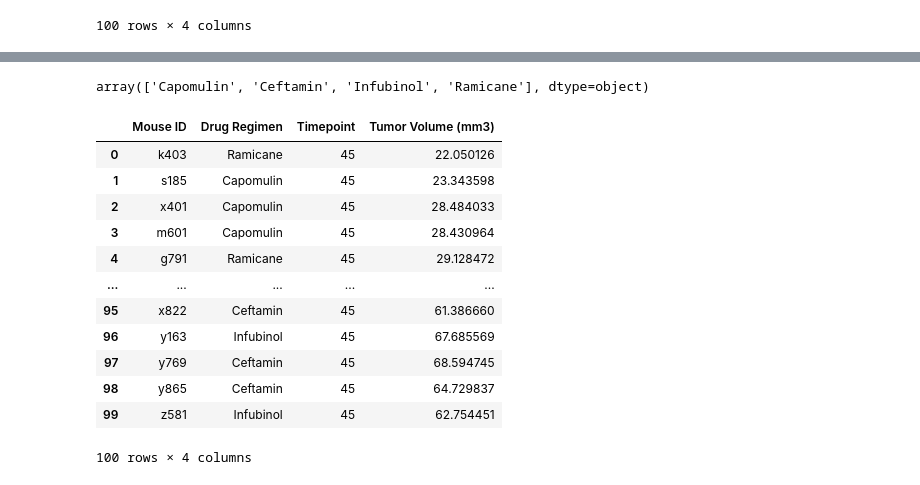
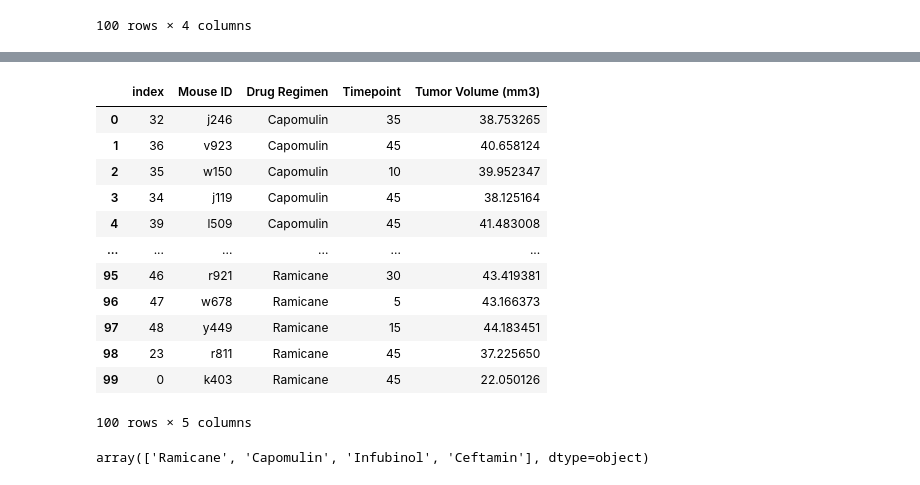
Before and after one commit to mattapallisravya/visualization-with-matplotlib, a Jupyter notebook: Untitled.ipynb, the cells around one changed output, grey strips where cells are left out. Cells and saved outputs as stored; diff of their text form; code cells hidden in the pictures.

```diff
--- a/Untitled.ipynb
+++ b/Untitled.ipynb
@@ -40,5 +77,5 @@ combined_data_df["Mouse ID"].nunique()
 # %%
- combined_data_df = combined_data.drop_duplicates(subset=["Mouse ID","Timepoint"],keep=False)
- combined_data_df
+combined_data_df = combined_data.drop_duplicates(subset=["Mouse ID","Timepoint"],keep=False)
+combined_data_df.loc[combined_data_df["Drug Regimen"]=="Capomulin"]
 # %% [output]
 |  | Mouse ID | Drug Regimen | Sex | Age_months | Weight (g) | Timepoint | Tumor Volume (mm3) | ... |
@@ -156,4 +287,5 @@ grouped_df.reset_index()
 df = combined_data_df.groupby(["Drug Regimen","Mouse ID"]).agg({"Timepoint":"max"})
 #df.rename(columns={"max":"Timepoint"})
 df = df.loc[["Capomulin","Ramicane","Infubinol","Ceftamin"]]
-df = df.reset_index()
+#df = df.reset_index()
+df
@@ -160,22 +307,27 @@ df = df.reset_index()
 # %%
-df["Drug Regimen"].unique()
+# df["Drug Regimen"].unique()
-# %% [output]
-array(['Capomulin', 'Ceftamin', 'Infubinol', 'Ramicane'], dtype=object)
 # %%
 new_df =pd.merge(combined_data_df,df,how="inner",on=["Timepoint","Drug Regimen","Mouse ID"])
-new_df[["Mouse ID","Drug Regimen","Timepoint","Tumor Volume (mm3)"]]
+
+# new_df =pd.merge(combined_data_df,df,how="inner",on=["Timepoint","Drug Regimen","Mouse ID"])
+new_df = new_df[["Mouse ID","Drug Regimen","Timepoint","Tumor Volume (mm3)"]]
+new_df.sort_values(by=["Drug Regimen"]).reset_index()
 # %% [output]
-|  | Mouse ID | Drug Regimen | Timepoint | Tumor Volume (mm3) |
-| 0 | k403 | Ramicane | 45 | 22.050126 |
-| 1 | s185 | Capomulin | 45 | 23.343598 |
-| 2 | x401 | Capomulin | 45 | 28.484033 |
-| 3 | m601 | Capomulin | 45 | 28.430964 |
-| 4 | g791 | Ramicane | 45 | 29.128472 |
-| ... | ... | ... | ... | ... |
-| 95 | x822 | Ceftamin | 45 | 61.386660 |
-| 96 | y163 | Infubinol | 45 | 67.685569 |
-| 97 | y769 | Ceftamin | 45 | 68.594745 |
-| 98 | y865 | Ceftamin | 45 | 64.729837 |
-| 99 | z581 | Infubinol | 45 | 62.754451 |
+|  | index | Mouse ID | Drug Regimen | Timepoint | Tumor Volume (mm3) |
+| 0 | 32 | j246 | Capomulin | 35 | 38.753265 |
+| 1 | 36 | v923 | Capomulin | 45 | 40.658124 |
+| 2 | 35 | w150 | Capomulin | 10 | 39.952347 |
+| 3 | 34 | j119 | Capomulin | 45 | 38.125164 |
+| 4 | 39 | l509 | Capomulin | 45 | 41.483008 |
+| ... | ... | ... | ... | ... | ... |
+| 95 | 46 | r921 | Ramicane | 30 | 43.419381 |
+| 96 | 47 | w678 | Ramicane | 5 | 43.166373 |
+| 97 | 48 | y449 | Ramicane | 15 | 44.183451 |
+| 98 | 23 | r811 | Ramicane | 45 | 37.225650 |
+| 99 | 0 | k403 | Ramicane | 45 | 22.050126 |
-100 rows × 4 columns
+100 rows × 5 columns
+# %%
+new_df["Drug Regimen"].unique()
+# %% [output]
+array(['Ramicane', 'Capomulin', 'Infubinol', 'Ceftamin'], dtype=object)
 # %%
```
Also changed, not shown: parts of 25 cells of this notebook, 1 other file.
